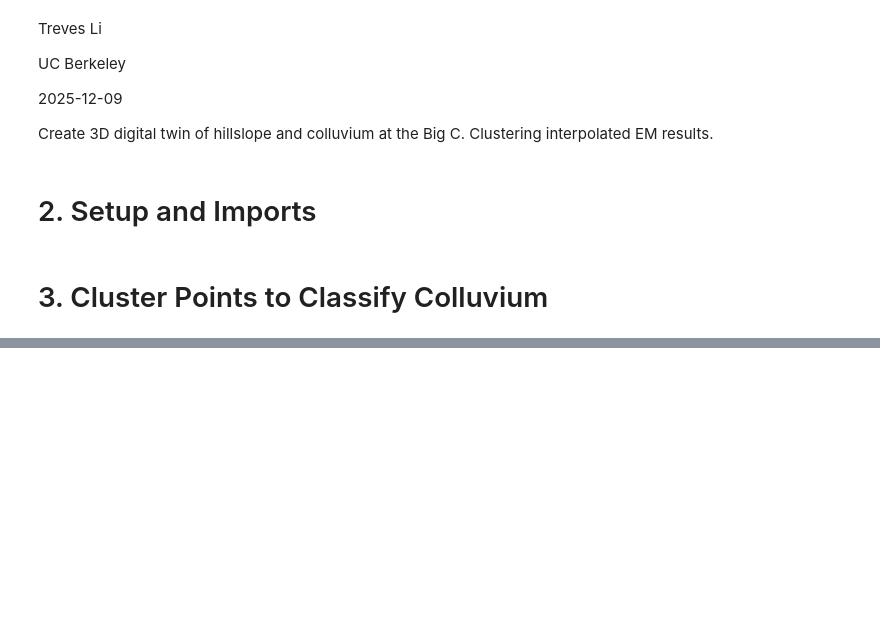
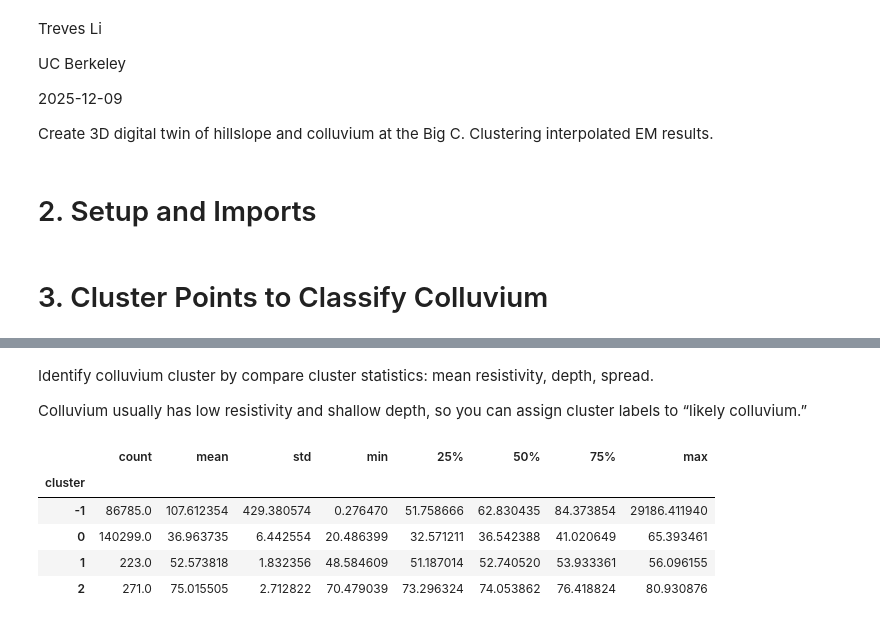
Before and after one commit to trevesli/big_c, a Jupyter notebook: notebooks/03_clustering.ipynb, the cells around one changed output, grey strips where cells are left out. Drawn from its saved outputs; the diff is of its cells as text; code cells hidden in the pictures; blank space fills up the shorter version.

```diff
--- a/notebooks/03_clustering.ipynb
+++ b/notebooks/03_clustering.ipynb
@@ -59,8 +102,8 @@ Clustering algorithms:
 # %%
 # Fit DBSCAN
-db = DBSCAN(eps=0.5, min_samples=10)
+db = DBSCAN(eps=0.02, min_samples=100)
 labels = db.fit_predict(features_scaled)
 df['cluster'] = labels
+df.to_csv(root_path / 'data' / 'processed' / '20251123_em_processed' / "1427_clustered_dbscan.csv", index=False)
 
-# TODO: hyperparameter tuning
-# TODO: how do set 3 clusters
+print(df['cluster'].value_counts())
@@ -66,0 +124,19 @@ df['cluster'] = labels
+# %%
+# Number of clusters
+n_clusters = 3
+
+# Fit GMM
+gmm = GaussianMixture(n_components=n_clusters, covariance_type='diag', random_state=42, weights_init=[0.2, 0.2, 0.6])
+gmm.fit(features_scaled)
+
+# Predict hard cluster labels
+labels_gmm = gmm.predict(features_scaled)
+
+# Get probabilities for soft assignments
+probs = gmm.predict_proba(features_scaled)  # shape (n_samples, n_clusters)
+
+df['cluster'] = labels_gmm
+df.to_csv(root_path / 'data' / 'processed' / '20251123_em_processed' / "1427_clustered_gmm.csv", index=False)
+
+# Quick stats
+print(df['cluster'].value_counts())
@@ -66,0 +202,13 @@ df['cluster'] = labels
+# %% [markdown]
+Identify colluvium cluster by compare cluster statistics: mean resistivity, depth, spread.
+
+Colluvium usually has low resistivity and shallow depth, so you can assign cluster labels to “likely colluvium.”
+# %%
+df.groupby('cluster')['resistivity'].describe()
+# %% [output]
+|  | count | mean | std | min | 25% | 50% | 75% | max |
+| cluster |  |  |  |  |  |  |  |  |
+| -1 | 86785.0 | 107.612354 | 429.380574 | 0.276470 | 51.758666 | 62.830435 | 84.373854 | 29186.411940 |
+| 0 | 140299.0 | 36.963735 | 6.442554 | 20.486399 | 32.571211 | 36.542388 | 41.020649 | 65.393461 |
+| 1 | 223.0 | 52.573818 | 1.832356 | 48.584609 | 51.187014 | 52.740520 | 53.933361 | 56.096155 |
+| 2 | 271.0 | 75.015505 | 2.712822 | 70.479039 | 73.296324 | 74.053862 | 76.418824 | 80.930876 |
```
Also changed, not shown: parts of 19 cells of this notebook, 1 other file.
